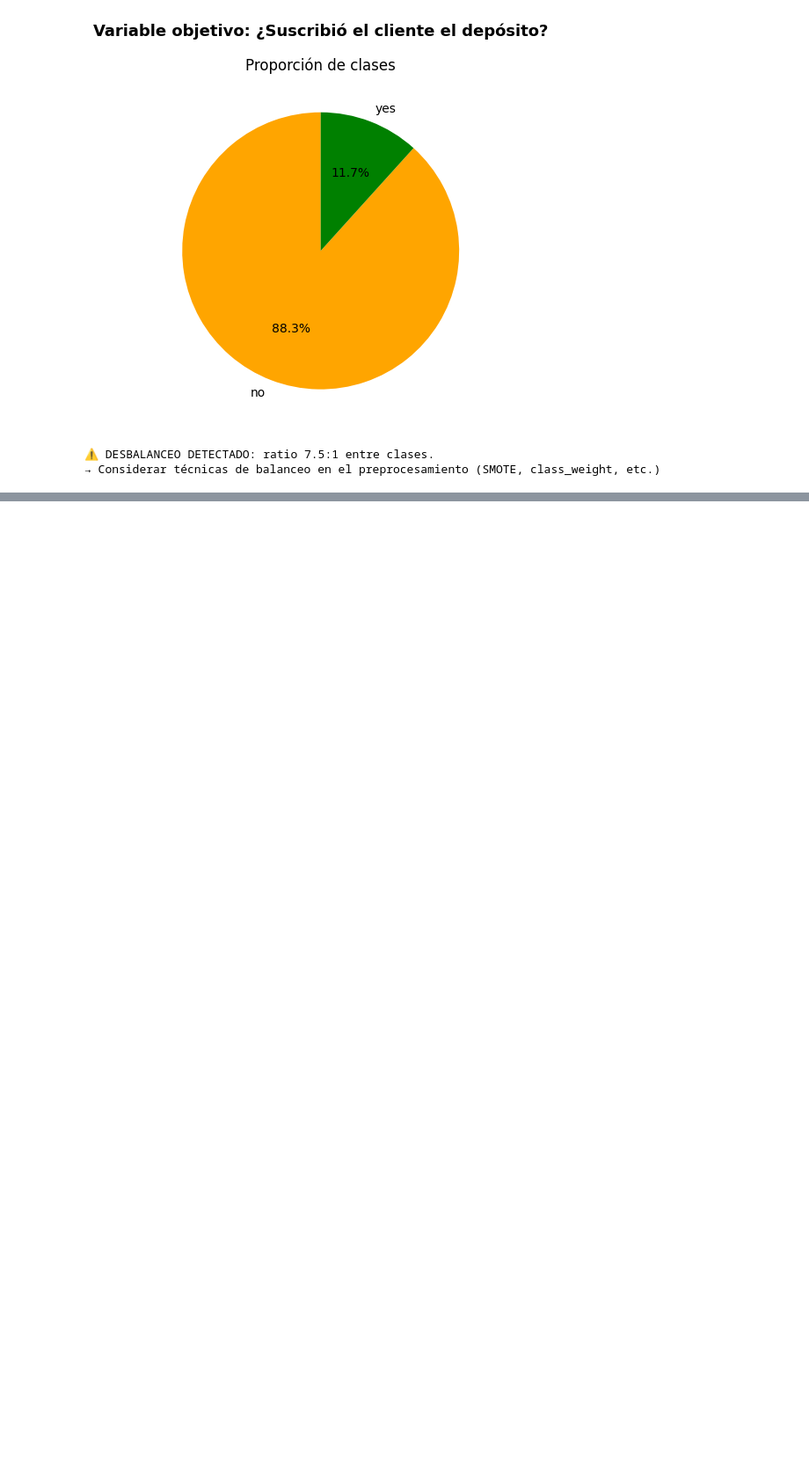
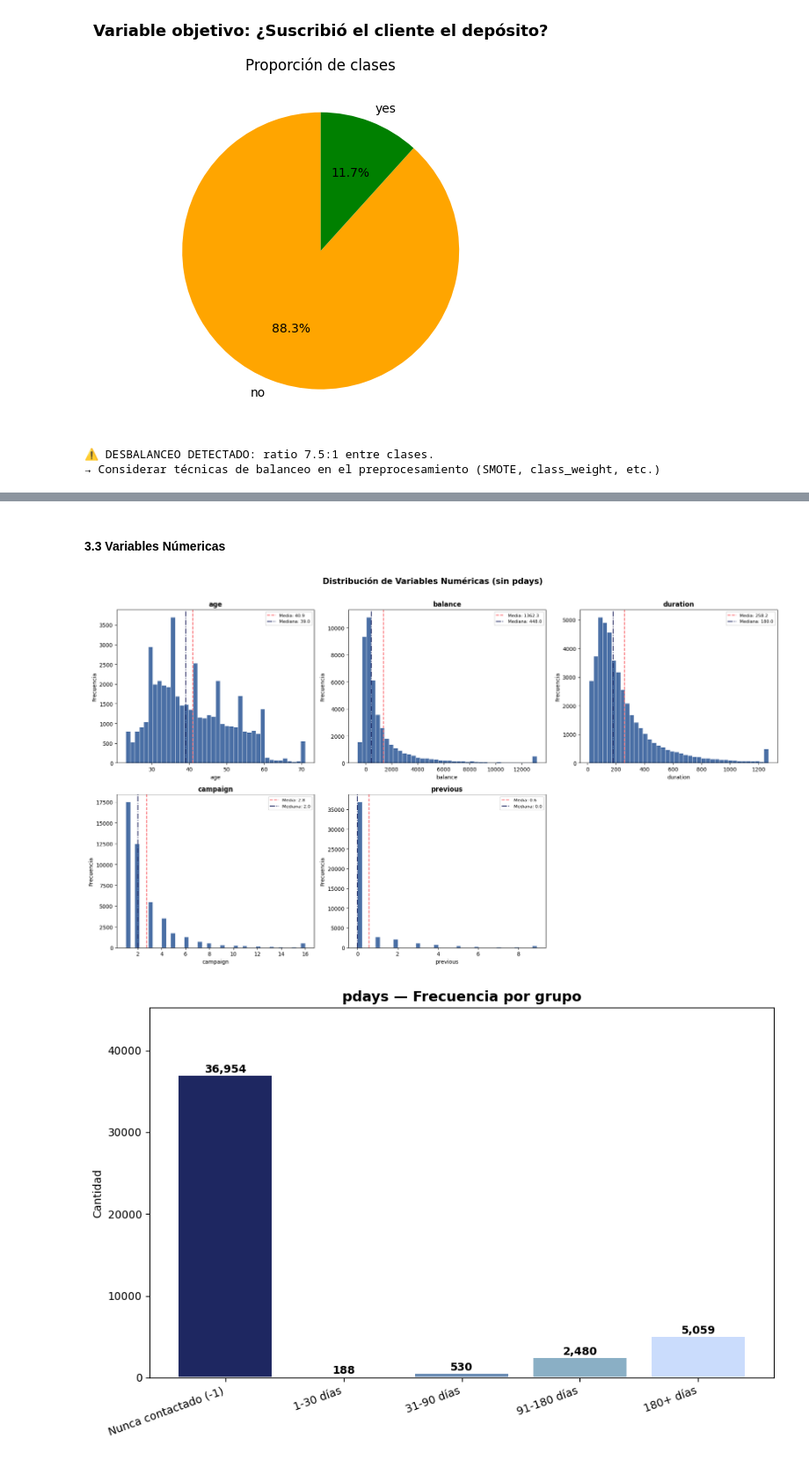
Before and after one commit to Bootcamp-IA-P6/Proyecto6_Clasificacion_Equipo2, a Jupyter notebook: notebook/00_eda.ipynb, the cells around one changed output, grey strips where cells are left out. Shown at 88% size. Saved outputs shown, nothing was run; the diff lists cells and outputs as text; code cells hidden in the pictures; blank space fills up the shorter version.

```diff
--- a/notebook/00_eda.ipynb
+++ b/notebook/00_eda.ipynb
@@ -214,0 +256,60 @@ else:
+# %% [markdown]
+#### 3.3 Variables Númericas
+# %%
+num_cols = ['age', 'balance', 'duration', 'campaign', 'previous']
+
+fig, axes = plt.subplots(2, 3, figsize=(18, 10))
+
+for ax, col in zip(axes.flat, num_cols):
+    data = df[col].clip(df[col].quantile(0.01), df[col].quantile(0.99))
+    ax.hist(data, bins=40, color='#4A6FA5', edgecolor='white', linewidth=0.5)
+    ax.axvline(df[col].mean(), color='#F96167', linestyle='--',
+               linewidth=1.5, label=f'Media: {df[col].mean():.1f}')
+    ax.axvline(df[col].median(), color='#1E2761', linestyle='-.',
+               linewidth=1.5, label=f'Mediana: {df[col].median():.1f}')
+    ax.set_title(col, fontweight='bold')
+    ax.set_xlabel(col)
+    ax.set_ylabel('Frecuencia')
+    ax.legend(fontsize=8)
+
+# 6th box (empty)
+axes[1, 2].set_visible(False)
+
+plt.suptitle('Distribución de Variables Numéricas (sin pdays)',
+             fontsize=15, fontweight='bold', y=1.01)
+plt.tight_layout()
+plt.show()
+
+# El gráfico de la variable 'pdays'
+
+df['y_bin'] = (df['y'] == 'yes').astype(int)
+df['pdays_grupo'] = df['pdays'].apply(lambda x: 'Nunca contactado (-1)' if x == -1
+                                      else ('1-30 días'   if x <= 30
+                                      else ('31-90 días'  if x <= 90
+                                      else ('91-180 días' if x <= 180
+                                      else '180+ días'))))
+
+orden = ['Nunca contactado (-1)', '1-30 días', '31-90 días', '91-180 días', '180+ días']
+
+counts = df['pdays_grupo'].value_counts().reindex(orden)
+colors = ['#1E2761', '#4A6FA5', '#6B8DB5', '#8AAFC5', '#CADCFC']
+
+fig, ax = plt.subplots(figsize=(9, 6))
+
+bars = ax.bar(range(len(orden)), counts.values, color=colors,
+              edgecolor='white', linewidth=1.5)
+ax.set_xticks(range(len(orden)))
+ax.set_xticklabels(orden, rotation=20, ha='right', fontsize=10)
+ax.set_ylim(0, len(df))
+ax.set_ylabel('Cantidad')
+ax.set_title('pdays — Frecuencia por grupo', fontweight='bold', fontsize=13)
+
+for bar, val in zip(bars, counts.values):
+    ax.text(bar.get_x() + bar.get_width()/2, bar.get_height() + 300,
+            f'{val:,}', ha='center', fontsize=10, fontweight='bold')
+
+plt.tight_layout()
+plt.show()
+# %% [output]
+[figure, added]
+[figure, added]
```
Also changed, not shown: parts of 30 cells of this notebook.
